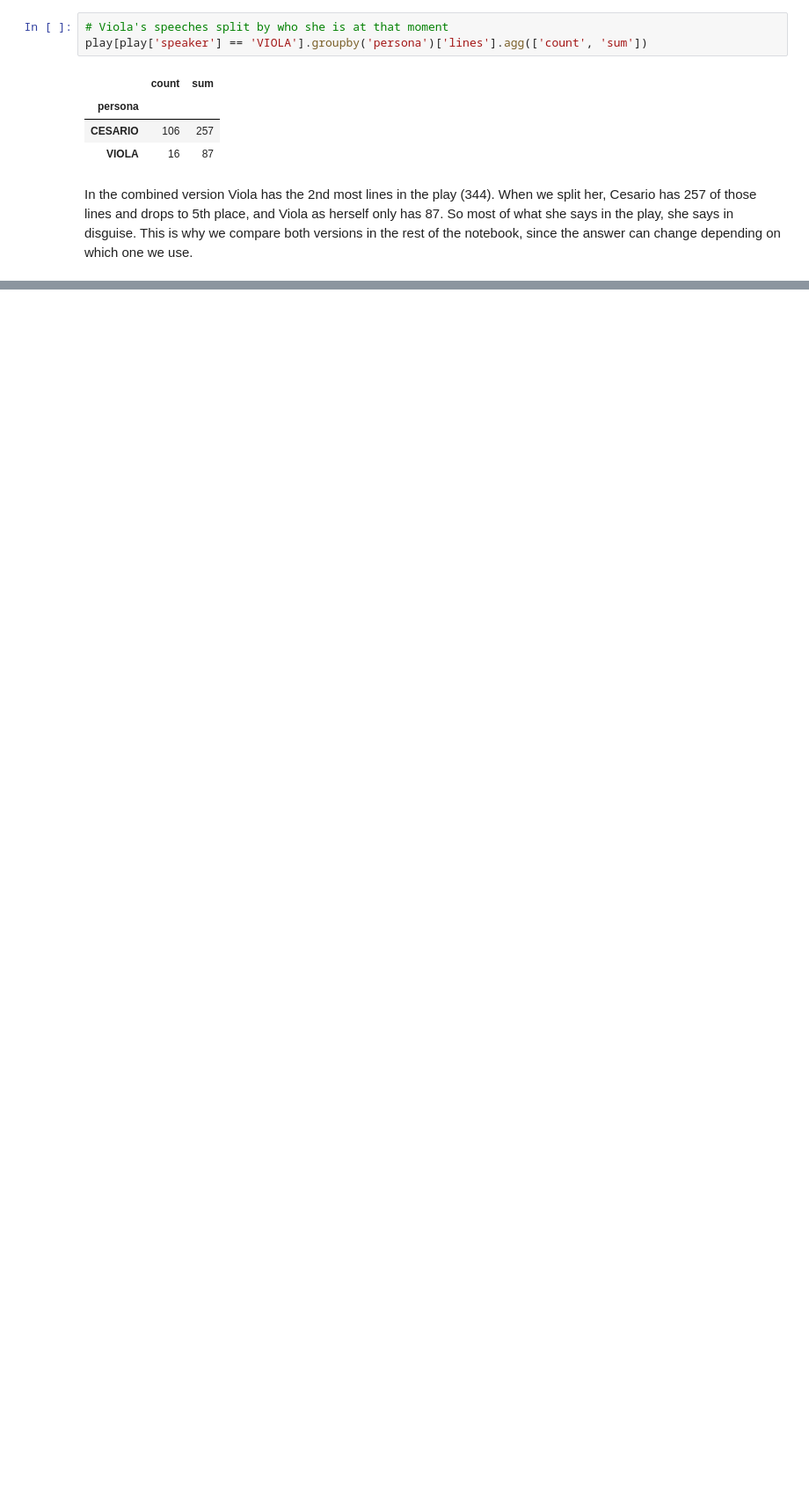
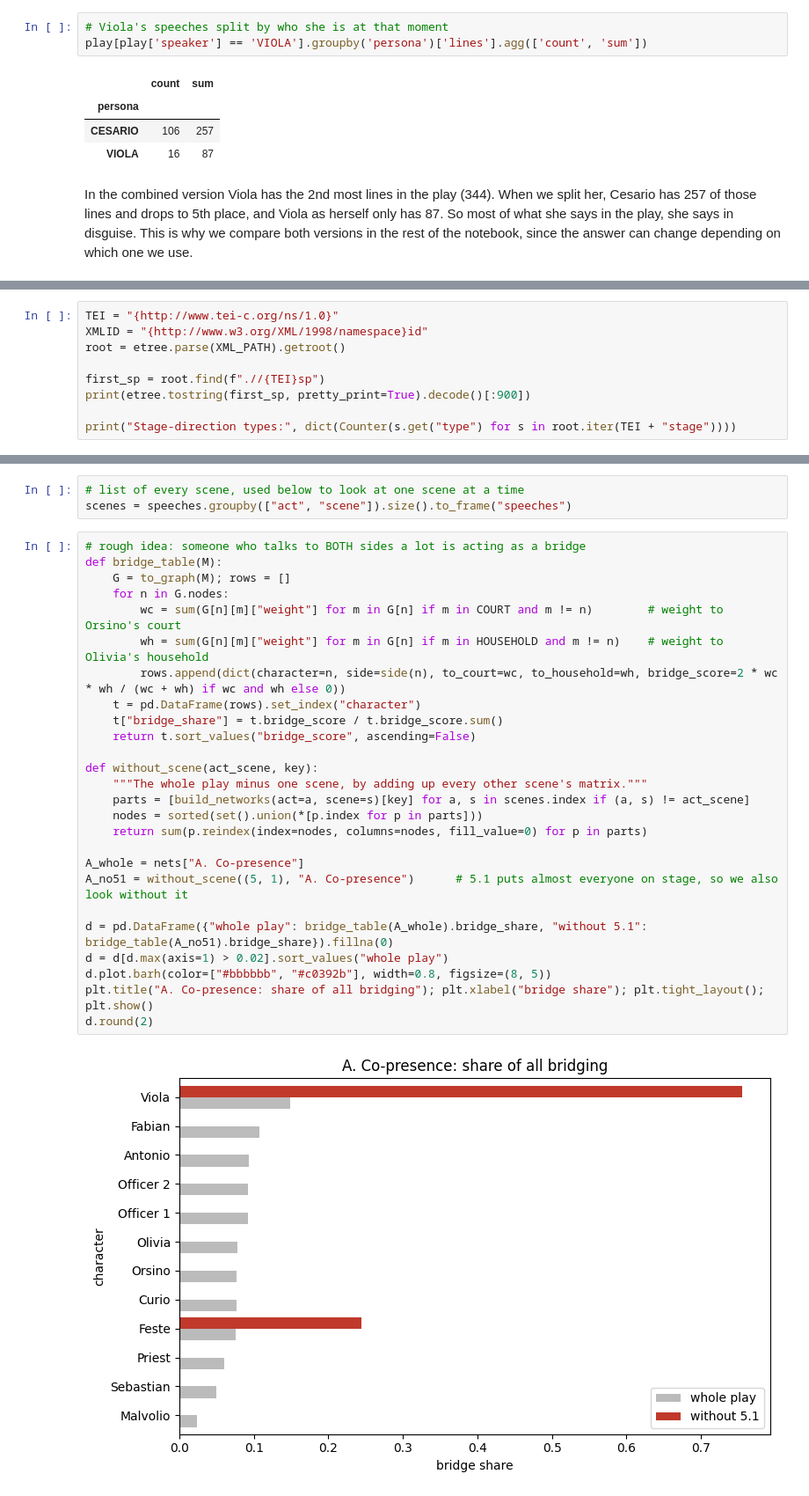
Before and after one commit to SoumyA4348/twelfth-night-dialogue-analysis, a Jupyter notebook: jupyter_notebook_main.ipynb, the cells around one changed output, grey strips where cells are left out. Shown at 88% size. Drawn from its saved outputs; the diff is of its cells as text; blank space fills up the shorter version.

```diff
--- a/jupyter_notebook_main.ipynb
+++ b/jupyter_notebook_main.ipynb
@@ -110,0 +163,9 @@ In the combined version Viola has the 2nd most lines in the play (344). When we
+# %%
+TEI = "{http://www.tei-c.org/ns/1.0}"
+XMLID = "{http://www.w3.org/XML/1998/namespace}id"
+root = etree.parse(XML_PATH).getroot()
+
+first_sp = root.find(f".//{TEI}sp")
+print(etree.tostring(first_sp, pretty_print=True).decode()[:900])
+
+print("Stage-direction types:", dict(Counter(s.get("type") for s in root.iter(TEI + "stage"))))
@@ -110,0 +479,31 @@ In the combined version Viola has the 2nd most lines in the play (344). When we
+# %%
+# list of every scene, used below to look at one scene at a time
+scenes = speeches.groupby(["act", "scene"]).size().to_frame("speeches")
+# %%
+# rough idea: someone who talks to BOTH sides a lot is acting as a bridge
+def bridge_table(M):
+    G = to_graph(M); rows = []
+    for n in G.nodes:
+        wc = sum(G[n][m]["weight"] for m in G[n] if m in COURT and m != n)        # weight to Orsino's court
+        wh = sum(G[n][m]["weight"] for m in G[n] if m in HOUSEHOLD and m != n)    # weight to Olivia's household
+        rows.append(dict(character=n, side=side(n), to_court=wc, to_household=wh, bridge_score=2 * wc * wh / (wc + wh) if wc and wh else 0))
+    t = pd.DataFrame(rows).set_index("character")
+    t["bridge_share"] = t.bridge_score / t.bridge_score.sum()
+    return t.sort_values("bridge_score", ascending=False)
+
+def without_scene(act_scene, key):
+    """The whole play minus one scene, by adding up every other scene's matrix."""
+    parts = [build_networks(act=a, scene=s)[key] for a, s in scenes.index if (a, s) != act_scene]
+    nodes = sorted(set().union(*[p.index for p in parts]))
+    return sum(p.reindex(index=nodes, columns=nodes, fill_value=0) for p in parts)
+
+A_whole = nets["A. Co-presence"]
+A_no51 = without_scene((5, 1), "A. Co-presence")      # 5.1 puts almost everyone on stage, so we also look without it
+
+d = pd.DataFrame({"whole play": bridge_table(A_whole).bridge_share, "without 5.1": bridge_table(A_no51).bridge_share}).fillna(0)
+d = d[d.max(axis=1) > 0.02].sort_values("whole play")
+d.plot.barh(color=["#bbbbbb", "#c0392b"], width=0.8, figsize=(8, 5))
+plt.title("A. Co-presence: share of all bridging"); plt.xlabel("bridge share"); plt.tight_layout(); plt.show()
+d.round(2)
+# %% [output]
+[figure, added]
```
Also changed, not shown: parts of 30 cells of this notebook.
